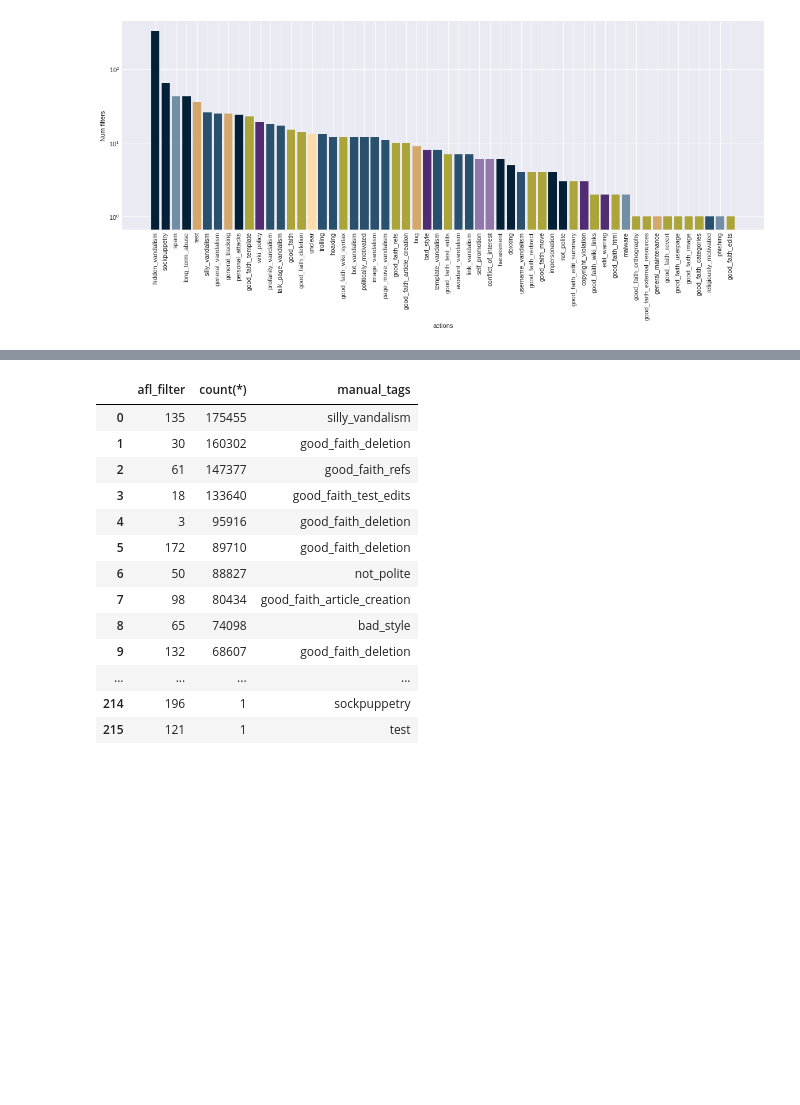
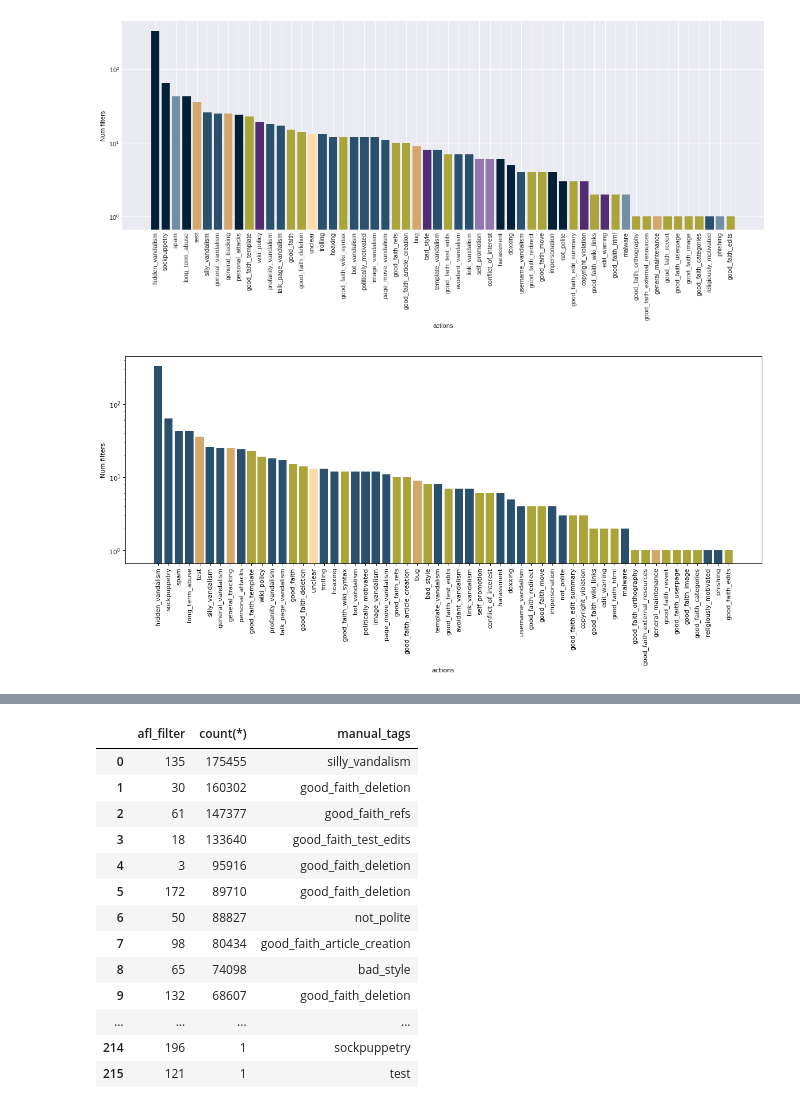
Before and after one commit to lusy/wikifilters, a Jupyter notebook: src/explore.ipynb, the cells around one changed output, grey strips where cells are left out. Drawn from its saved outputs; the diff is of its cells as text; code cells hidden in the pictures; blank space fills up the shorter version.

Commit message:
Reduce manual tags parent cats to 4, plot

```diff
--- a/src/explore.ipynb
+++ b/src/explore.ipynb
@@ -1510,0 +1489,58 @@ plt.show()
+# %%
+# With 4 parent clusters only
+
+# An auxiliery assignment of manual tags to their corresponding clusters
+clusters = {}
+
+vandalism = ['bot_vandalism', 'page_move_vandalism', 'image_vandalism', 'talk_page_vandalism', 'template_vandalism', \
+'link_vandalism', 'avoidant_vandalism', 'username_vandalism', 'silly_vandalism', 'trolling', 'hoaxing', 'prank', \
+'profanity_vandalism', 'religiously_motivated', 'politically_motivated', 'general_vandalism', \
+'sockpuppetry', 'long_term_abuse', 'abuse', 'harassment', 'doxxing', 'personal_attacks', \
+'impersonation', 'not_polite', 'hidden_vandalism',\
+'spam', 'phishing', 'malware']
+
+for i in vandalism:
+    clusters[i] = 'vandalism'
+
+good_faith = ['good_faith', 'good_faith_refs', 'good_faith_deletion', 'good_faith_orthography',
+              'good_faith_article_creation', 'good_faith_external_resources', 'good_faith_template', \
+              'good_faith_wiki_syntax', 'good_faith_test_edits', 'good_faith_edit_summary', 'good_faith_revert', \
+              'good_faith_wiki_links', 'good_faith_userpage', 'good_faith_redirect', 'good_faith_html', \
+              'good_faith_categories', 'good_faith_move', 'good_faith_image', 'good_faith_edits', \
+              'copyright_violation', 'bad_style', 'lazyness', 'edit_warring', 'wiki_policy', 'guideline_vio', \
+              'biased_pov', 'conflict_of_interest', 'self_promotion', 'seo']
+
+
+for i in good_faith:
+    clusters[i] = 'good_faith'
+
+maintenance = ['bug', 'test', 'general_maintenance', 'general_tracking']
+
+for i in maintenance:
+    clusters[i] = 'maintenance'
+
+unknown = ['unknown', 'misc', 'unclear']
+
+for i in unknown:
+    clusters[i] = 'unknown'
+
+
+fig, ax = plt.subplots(num=None, figsize=(18, 6), dpi=80, facecolor='w', edgecolor='k')
+
+tags_2nd = [x[0] for x in all_tags_2nd_counts]
+counts_2nd = [x[1] for x in all_tags_2nd_counts]
+
+colormap={'vandalism':'#29506D',
+          'good_faith':'#AAA439',
+          'maintenance':'#D4A76A',
+          'unknown':'#FFDBAA'}
+
+plt.yscale("log")
+plt.xlabel('actions')
+plt.xticks(rotation='90')
+plt.ylabel('Num filters')
+plt.bar(tags_2nd, counts_2nd, color=[colormap[clusters[x]] for x in tags_2nd])
+
+plt.show()
+# %% [output]
+[figure, added]
```
Also changed, not shown: parts of 3 cells of this notebook.
